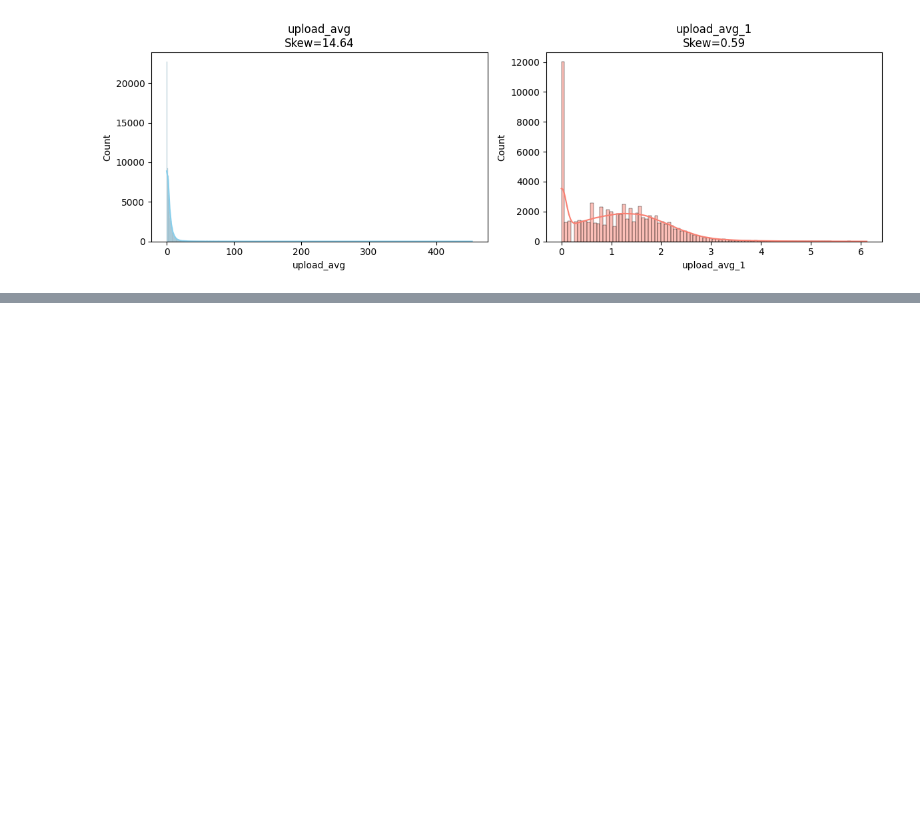
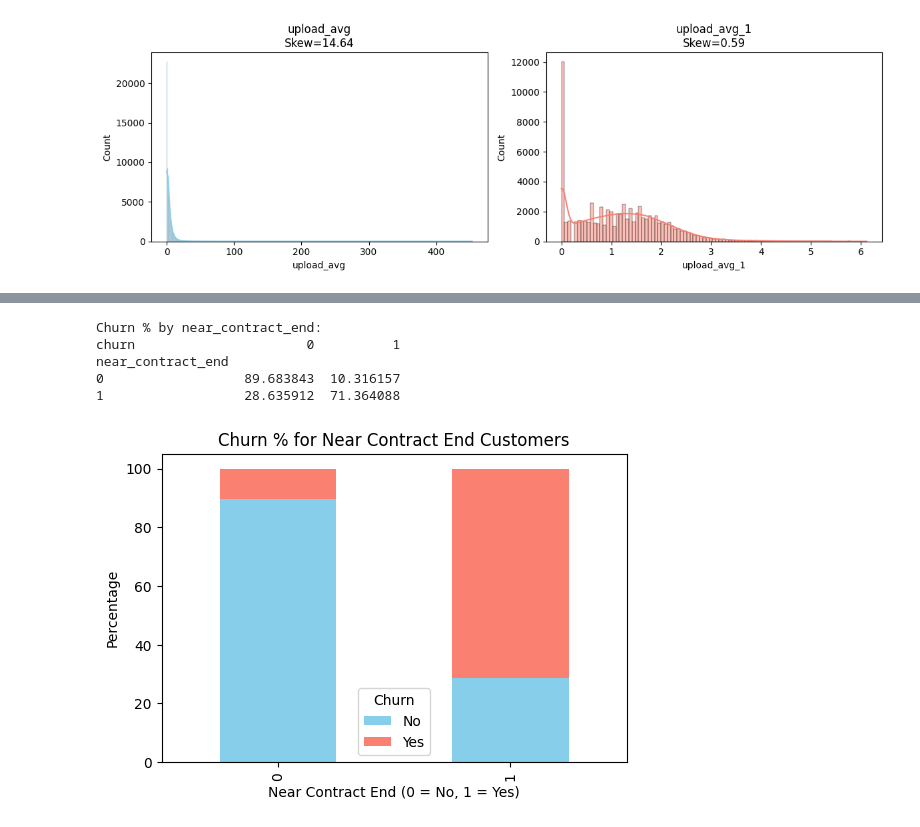
Before and after one commit to halaheltorgoman/Internet-Service-Customer-Churn, a Jupyter notebook: notebooks/churn_eda.ipynb, the cells around one changed output, grey strips where cells are left out. Saved outputs shown, nothing was run; the diff lists cells and outputs as text; code cells hidden in the pictures; blank space fills up the shorter version.

```diff
--- a/notebooks/churn_eda.ipynb
+++ b/notebooks/churn_eda.ipynb
@@ -393,0 +493,27 @@ for original, transformed in pairs:
+# %%
+df2 = df1.copy()
+# %%
+df2['bill_avg_per_gb'] = df2['bill_avg'] / (df2['download_avg'] + df2['upload_avg'] + 1)
+df2['avg_usage'] = df2['download_avg'] + df2['upload_avg']
+# %%
+df2['near_contract_end'] = (df2['remaining_contract'] <= 1).astype(int)
+# %%
+
+churn_contract = pd.crosstab(df2['near_contract_end'], df2['churn'], normalize='index') * 100
+
+print("Churn % by near_contract_end:")
+print(churn_contract)
+colors = ["skyblue", "salmon"]
+churn_contract.plot(kind='bar', stacked=True, figsize=(6,4), color = colors)
+plt.title("Churn % for Near Contract End Customers")
+plt.xlabel("Near Contract End (0 = No, 1 = Yes)")
+plt.ylabel("Percentage")
+plt.legend(title="Churn", labels=["No", "Yes"])
+plt.show()
+# %% [output]
+Churn % by near_contract_end:
+churn                      0          1
+near_contract_end
+0                  89.683843  10.316157
+1                  28.635912  71.364088
+[figure, added]
```
Also changed, not shown: parts of 9 cells of this notebook.
